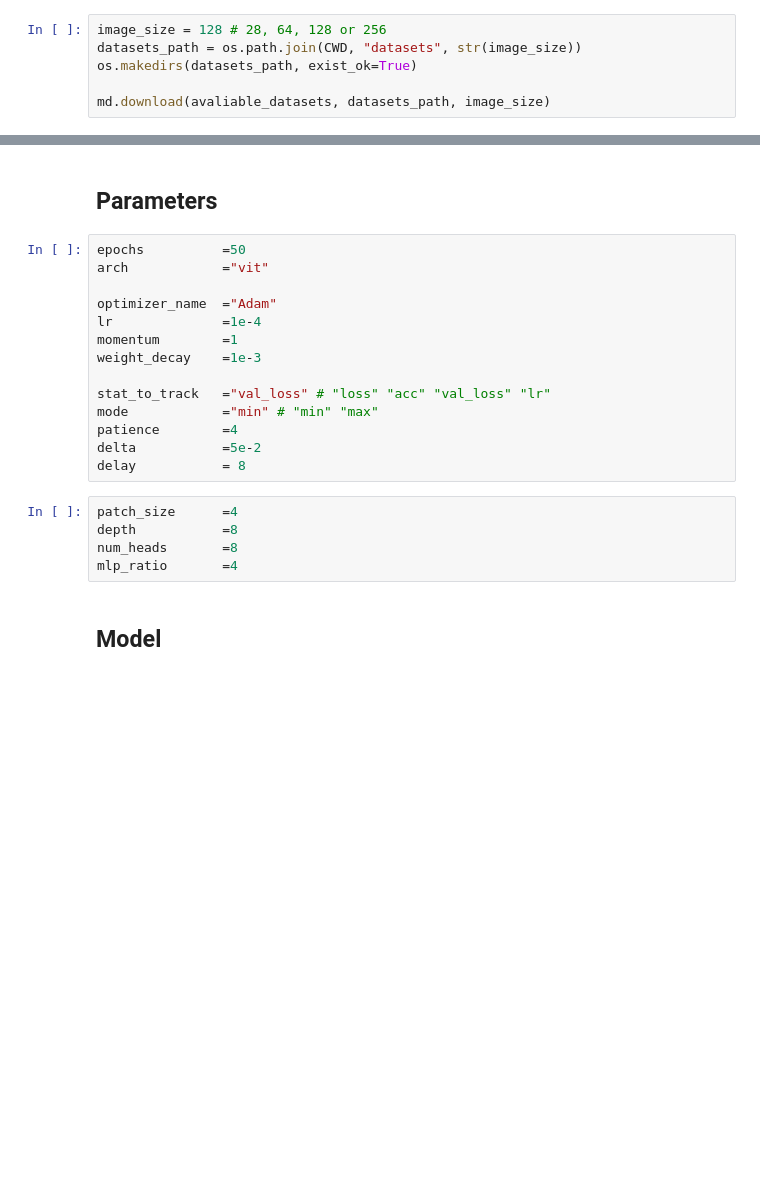
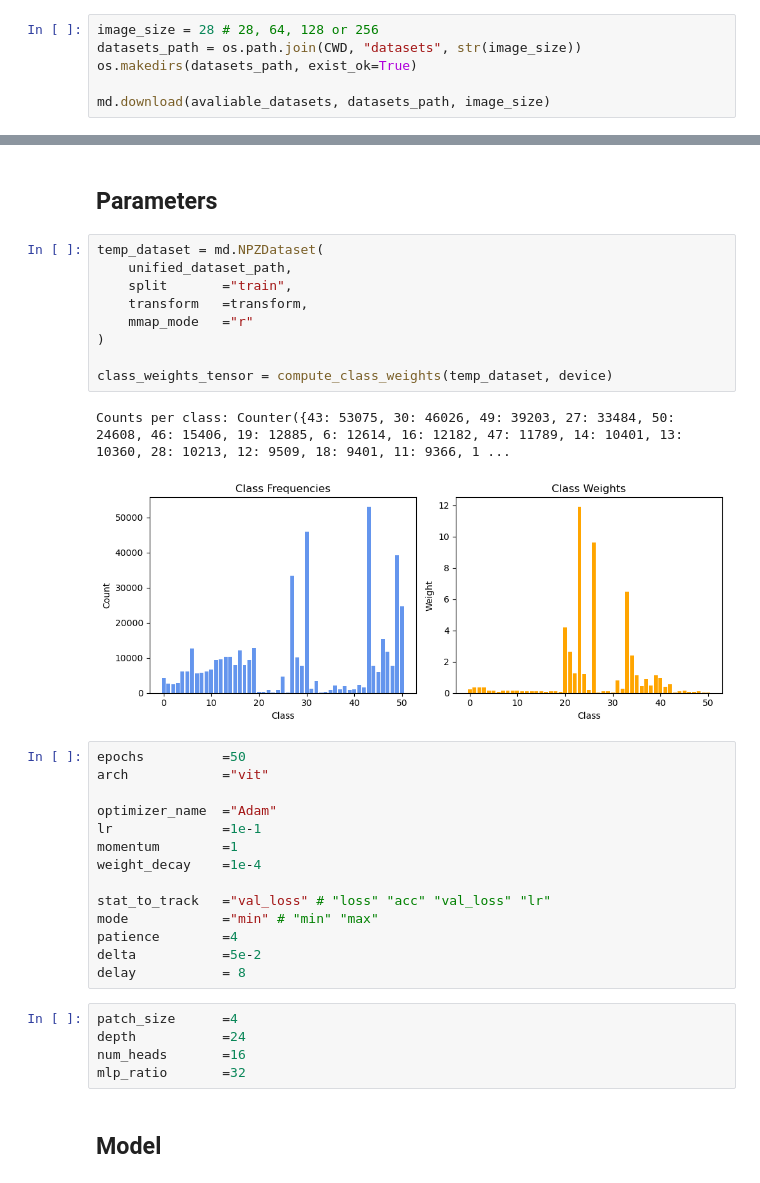
Before and after one commit to jaroslawjanas/med-mnist, a Jupyter notebook: medmnist.ipynb, the cells around one changed output, grey strips where cells are left out. Cells and saved outputs as stored; diff of their text form; blank space fills up the shorter version.

Commit message:
Added class weights to the CrossEntropyLoss

```diff
--- a/medmnist.ipynb
+++ b/medmnist.ipynb
@@ -113,7 +114,7 @@ plt.show()
 # %% [markdown]
 ## Data Download
 # %%
-image_size = 128 # 28, 64, 128 or 256
+image_size = 28 # 28, 64, 128 or 256
 datasets_path = os.path.join(CWD, "datasets", str(image_size))
 os.makedirs(datasets_path, exist_ok=True)
 
@@ -244,14 +246,26 @@ plt.show()
 # Training
 # %% [markdown]
 ## Parameters
+# %%
+temp_dataset = md.NPZDataset(
+    unified_dataset_path,
+    split       ="train",
+    transform   =transform,
+    mmap_mode   ="r"
+)
+
+class_weights_tensor = compute_class_weights(temp_dataset, device)
+# %% [output]
+Counts per class: Counter({43: 53075, 30: 46026, 49: 39203, 27: 33484, 50: 24608, 46: 15406, 19: 12885, 6: 12614, 16: 12182, 47: 11789, 14: 10401, 13: 10360, 28: 10213, 12: 9509, 18: 9401, 11: 9366, 1 ...
+[figure, added]
 # %%
 epochs          =50
 arch            ="vit"
 
 optimizer_name  ="Adam"
-lr              =1e-4
+lr              =1e-1
 momentum        =1
-weight_decay    =1e-3
+weight_decay    =1e-4
 
 stat_to_track   ="val_loss" # "loss" "acc" "val_loss" "lr"
 mode            ="min" # "min" "max"
@@ -260,9 +274,9 @@ delta           =5e-2
 delay           = 8
 # %%
 patch_size      =4
-depth           =8
-num_heads       =8
-mlp_ratio       =4
+depth           =24
+num_heads       =16
+mlp_ratio       =32
 # %% [markdown]
 ## Model
 # %%
```
Also changed, not shown: parts of 12 cells of this notebook, 1 other file.
